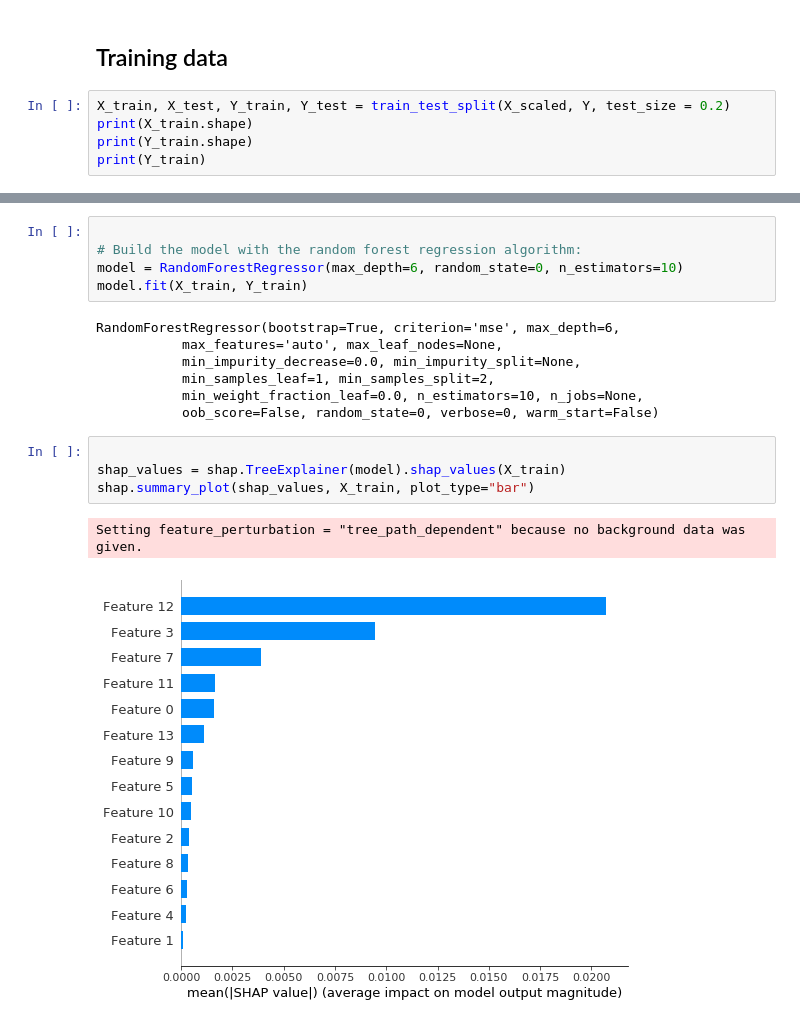
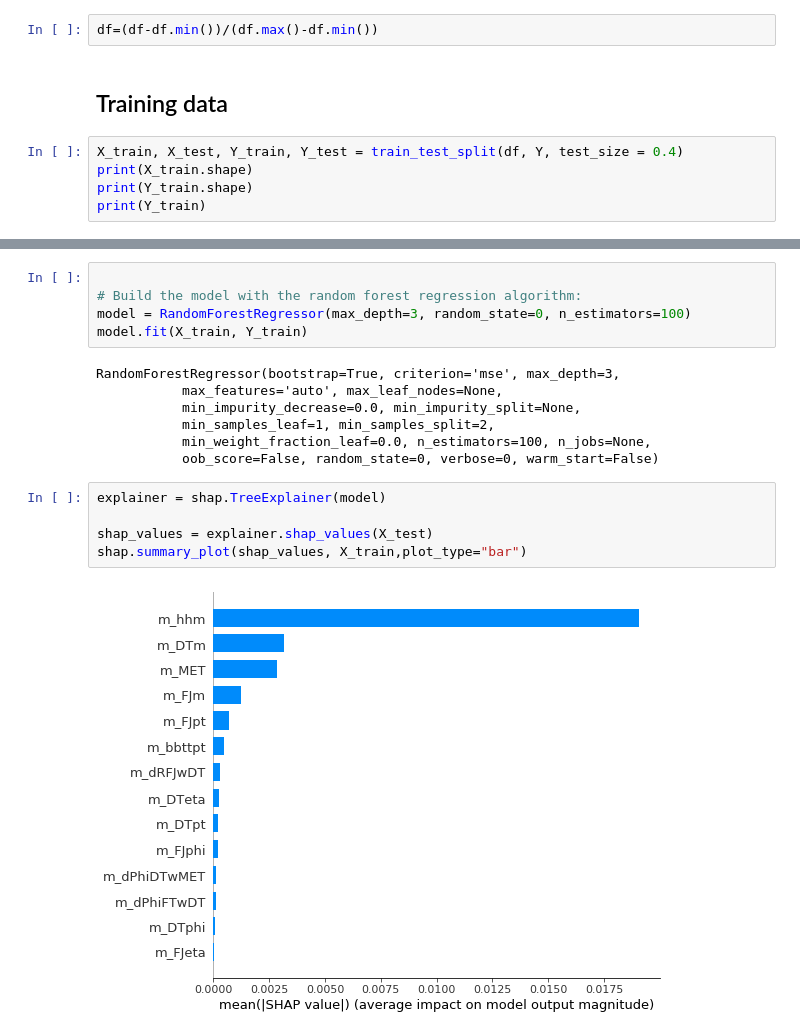
Before and after one commit to Jneror/BoostedDiHiggsDeepLearning, a Jupyter notebook: notebooks/2020-07-10-RPR-SHAP-Analysis.ipynb, the cells around one changed output, grey strips where cells are left out. Cells and saved outputs as stored; diff of their text form.

Commit message:
showing features names on plots

```diff
--- a/notebooks/2020-07-10-RPR-SHAP-Analysis.ipynb
+++ b/notebooks/2020-07-10-RPR-SHAP-Analysis.ipynb
@@ -105,7 +90,9 @@ print(X_scaled[:,0])
+# %%
+df=(df-df.min())/(df.max()-df.min())
 # %% [markdown]
 ## Training data
 # %%
-X_train, X_test, Y_train, Y_test = train_test_split(X_scaled, Y, test_size = 0.2)
+X_train, X_test, Y_train, Y_test = train_test_split(df, Y, test_size = 0.4)
 print(X_train.shape)
 print(Y_train.shape)
 print(Y_train)
@@ -132,19 +103,19 @@ array([[0.33148224, 0.78691301, 0.06540536, ..., 0.08074622, 0.56821076,
 # %%
 
 # Build the model with the random forest regression algorithm:
-model = RandomForestRegressor(max_depth=6, random_state=0, n_estimators=10)
+model = RandomForestRegressor(max_depth=3, random_state=0, n_estimators=100)
 model.fit(X_train, Y_train)
 # %% [output]
-RandomForestRegressor(bootstrap=True, criterion='mse', max_depth=6,
+RandomForestRegressor(bootstrap=True, criterion='mse', max_depth=3,
            max_features='auto', max_leaf_nodes=None,
            min_impurity_decrease=0.0, min_impurity_split=None,
            min_samples_leaf=1, min_samples_split=2,
-           min_weight_fraction_leaf=0.0, n_estimators=10, n_jobs=None,
+           min_weight_fraction_leaf=0.0, n_estimators=100, n_jobs=None,
            oob_score=False, random_state=0, verbose=0, warm_start=False)
 # %%
+explainer = shap.TreeExplainer(model)
 
-shap_values = shap.TreeExplainer(model).shap_values(X_train)
-shap.summary_plot(shap_values, X_train, plot_type="bar")
+shap_values = explainer.shap_values(X_test)
+shap.summary_plot(shap_values, X_train,plot_type="bar")
 # %% [output]
-Setting feature_perturbation = "tree_path_dependent" because no background data was given.
-[figure, old version]
+[figure, new version]
```
Also changed, not shown: parts of 21 cells of this notebook.
